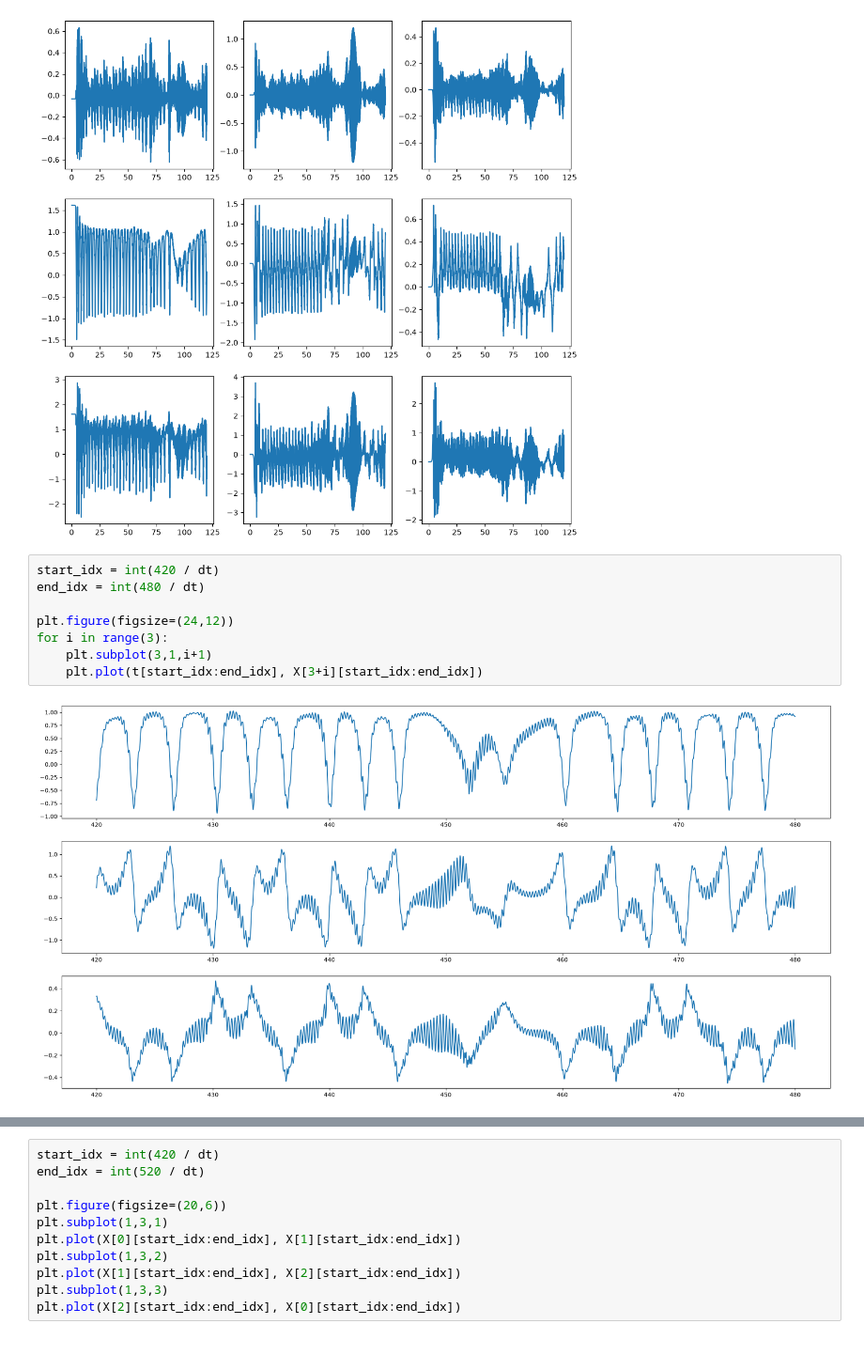
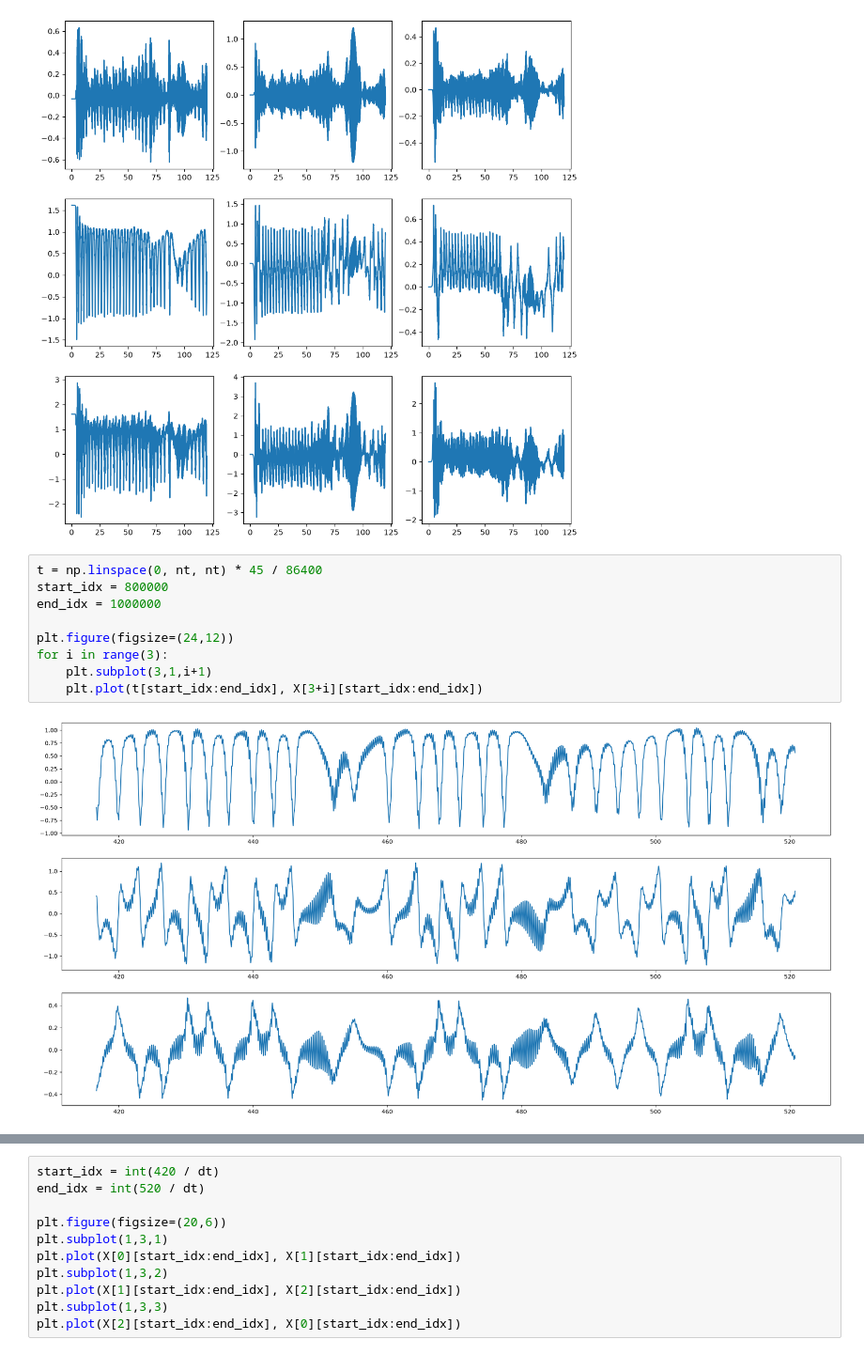
Before and after one commit to sparram/closure_lorenz_80, a Jupyter notebook: notebooks/l80_model.ipynb, the cells around one changed output, grey strips where cells are left out. Shown at 94% size. Saved outputs shown, nothing was run; the diff lists cells and outputs as text.

Commit message:
FIX: More improvements on visualization

```diff
--- a/notebooks/l80_model.ipynb
+++ b/notebooks/l80_model.ipynb
@@ -25,12 +25,13 @@ for i in range(9):
 dict_keys(['__header__', '__version__', '__globals__', 'F1', 'u'])
 [figure]
 # %%
-start_idx = int(420 / dt)
-end_idx = int(480 / dt)
+t = np.linspace(0, nt, nt) * 45 / 86400
+start_idx = 800000
+end_idx = 1000000
 
 plt.figure(figsize=(24,12))
 for i in range(3):
     plt.subplot(3,1,i+1)
     plt.plot(t[start_idx:end_idx], X[3+i][start_idx:end_idx])
 # %% [output]
-[figure, old version]
+[figure, new version]
```
Also changed, not shown: parts of 1 cell of this notebook, 3 other files.
